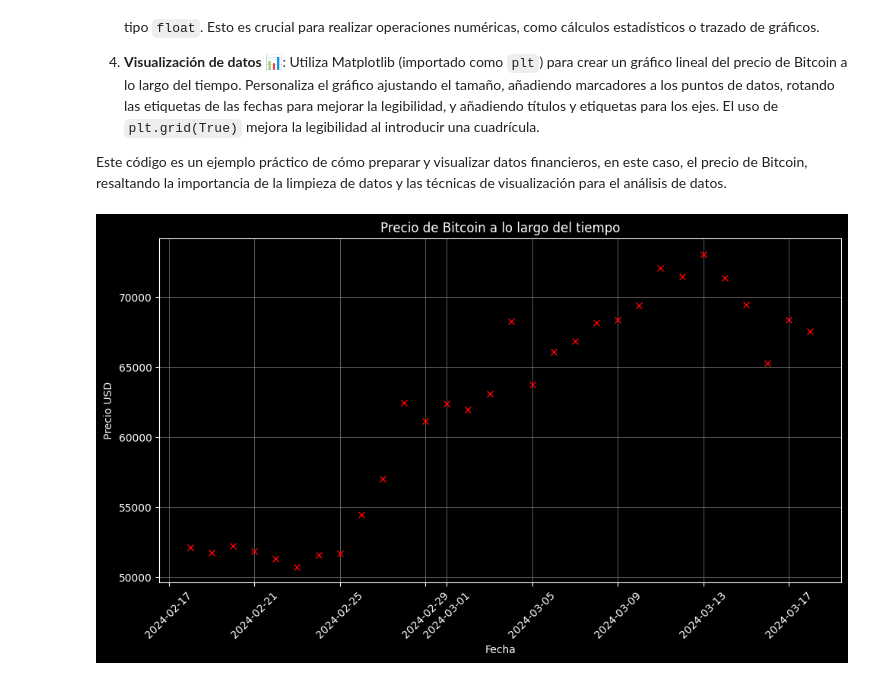
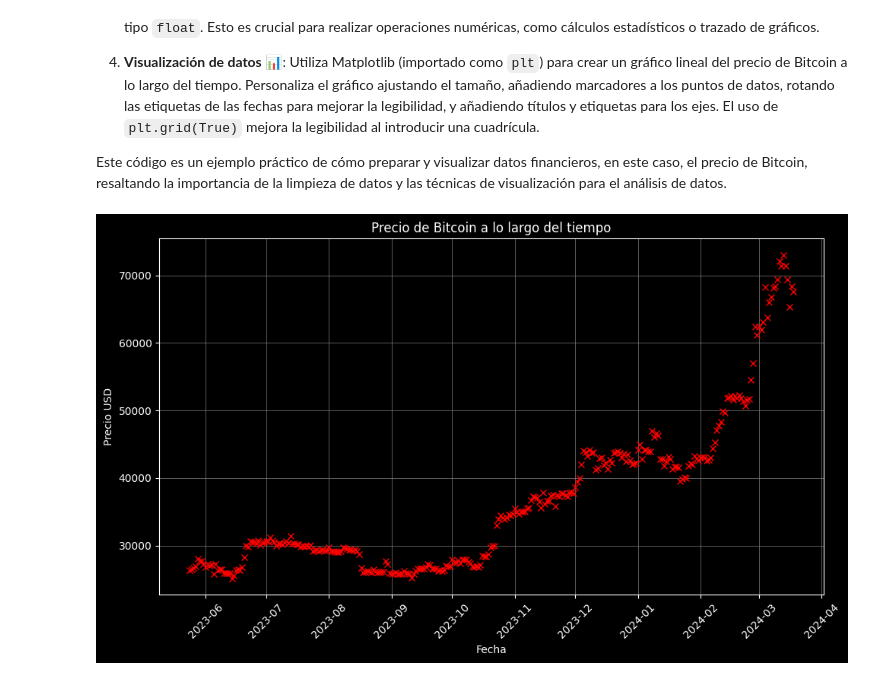
Before and after one commit to caesar-dat-com/Quick_programming_tasks, a Jupyter notebook: scatter plot/scatter plot.ipynb, the cells around one changed output. Drawn from its saved outputs; the diff is of its cells as text; code cells hidden in the pictures.

```diff
--- a/scatter plot/scatter plot.ipynb
+++ b/scatter plot/scatter plot.ipynb
@@ -102,33 +102,25 @@ Este fragmento de código lleva a cabo una serie de operaciones para manipular y
 
 Este código es un ejemplo práctico de cómo preparar y visualizar datos financieros, en este caso, el precio de Bitcoin, resaltando la importancia de la limpieza de datos y las técnicas de visualización para el análisis de datos.
 # %%
-df = pd.read_csv(archivo_csv, nrows=30)
+df = pd.read_csv(archivo_csv, nrows=300)
 
-# Convertir la columna 'Date' a tipo datetime
 df['Date'] = pd.to_datetime(df['Date'])
 
-# Convertir los precios a float, eliminando comas
 df['Price'] = df['Price'].str.replace(',', '').astype(float)
-
-# Configurar el estilo del gráfico
 plt.style.use('dark_background')
 
 plt.figure(figsize=(10, 6))
 
-# Asegurarte de que el color de la línea (en este caso 'r' de rojo) contraste bien con el fondo negro
 plt.plot(df['Date'], df['Price'], marker='x', color='r', linestyle='')
 
-# Para cambiar el color del título, las etiquetas y la cuadrícula a blanco,
-# ya están configurados así por defecto con el estilo 'dark_background'
 plt.title('Precio de Bitcoin a lo largo del tiempo', color='white')
 plt.xlabel('Fecha', color='white')
 plt.ylabel('Precio USD', color='white')
 plt.grid(True, which='both', axis='both', color='gray', linestyle='-', linewidth=0.5)
 
-# Para los ticks, plt.xticks() ya debería manejar bien los colores en el estilo 'dark_background'
 plt.xticks(rotation=45)
 
 plt.tight_layout()
 plt.show()
 # %% [output]
-[figure, old version]
+[figure, new version]
```
